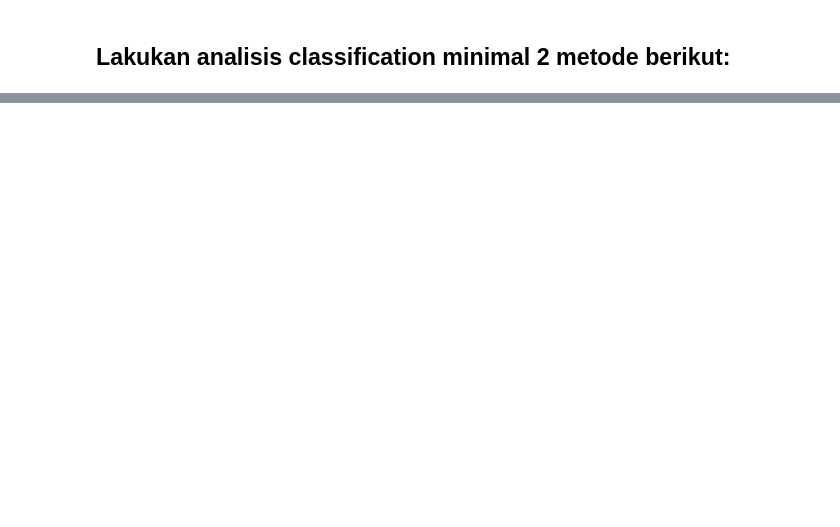
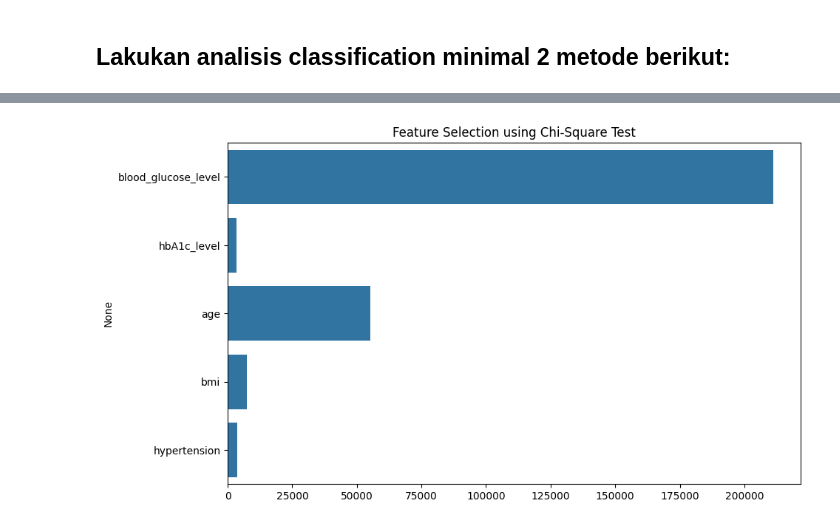
Before and after one commit to joiceocrisa/final-project-datmin, a Jupyter notebook: tugas.ipynb, the cells around one changed output, grey strips where cells are left out. Cells and saved outputs as stored; diff of their text form; code cells hidden in the pictures; blank space fills up the shorter version.

```diff
--- a/tugas.ipynb
+++ b/tugas.ipynb
@@ -351,3 +370,11 @@ y_pred = svr_rbf.predict(X_test)
+# %%
+# Buatkan grafik untuk menampilkan hasil seleksi fitur
+plt.figure(figsize=(10, 6))
+sns.barplot(x=chi2_selector.scores_, y=X.columns)
+plt.title('Feature Selection using Chi-Square Test')
+plt.show()
+# %% [output]
+[figure, added]
 # %%
 models = {
     'Logistic Regression': LogisticRegression(),
```
Also changed, not shown: parts of 11 cells of this notebook, 3 other files.
